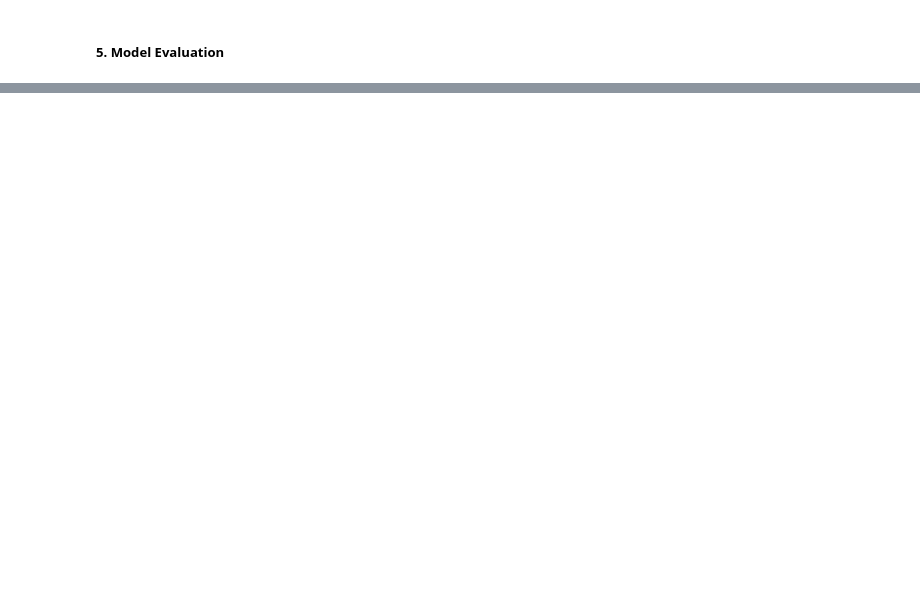
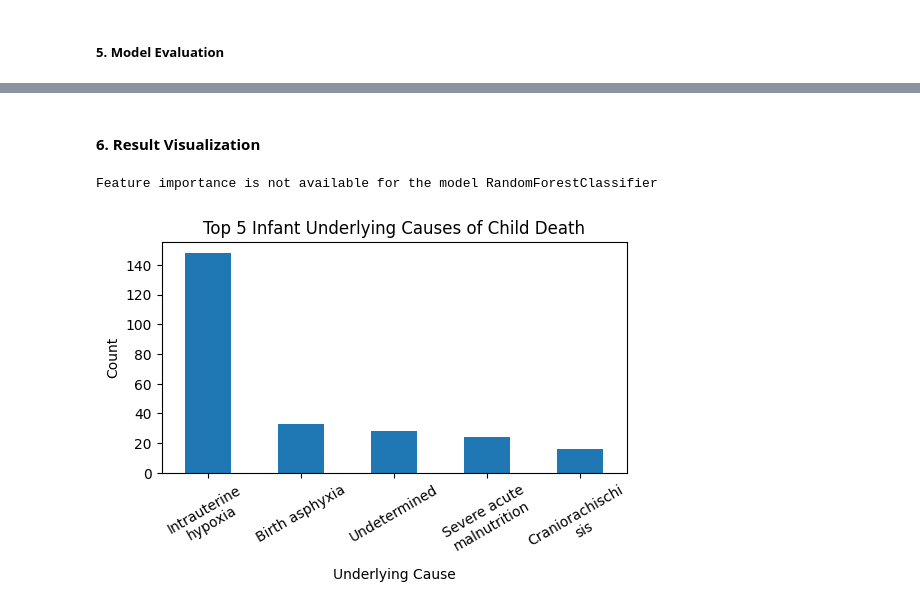
Before and after one commit to tirusew-7/EPHI-CHAMPS--Data-Analytics-Challenge, a Jupyter notebook: CHAMPS.ipynb, the cells around one changed output, grey strips where cells are left out. Saved outputs shown, nothing was run; the diff lists cells and outputs as text; code cells hidden in the pictures; blank space fills up the shorter version.

Commit message:
Champs-finalized

```diff
--- a/CHAMPS.ipynb
+++ b/CHAMPS.ipynb
@@ -375,0 +350,31 @@ plt.show()
+# %% [markdown]
+#### **6. Result Visualization**
+# %%
+# A. Plot feature importance for best model
+if best_model_name == model_name:
+    # Since we use OneHotEncoder, get feature names
+    feature_names = full_pipeline.named_steps['encoder'].named_transformers_['cat'].get_feature_names_out(
+        ['underlying_cause', 'maternal_condition'])
+    feature_importances = pd.Series(best_model.feature_importances_, index=feature_names)
+    feature_importances.sort_values(ascending=False).plot(kind='barh', title='Feature Importance')
+    plt.xlabel('Importance Score')
+    plt.ylabel('Features')
+    plt.show()
+else:
+    print(f"Feature importance is not available for the model {best_model_name}")
+# %% [output]
+Feature importance is not available for the model RandomForestClassifier
+# %%
+# B. Plot the top five infant underlying causes of the child death
+top_infant_causes = df_champs['underlying_cause'].value_counts().head(5)
+plt.figure(figsize=(6, 3))
+top_infant_causes.plot(kind='bar', title='Top 5 Infant Underlying Causes of Child Death')
+plt.xlabel('Underlying Cause')
+plt.ylabel('Count')
+plt.xticks(rotation=30)
+# Wrap xtick labels
+wrapped_labels = [textwrap.fill(label, width=15) for label in top_infant_causes.index]
+plt.xticks(range(len(wrapped_labels)), wrapped_labels)
+plt.show()
+# %% [output]
+[figure, added]
```
Also changed, not shown: parts of 6 cells of this notebook.
